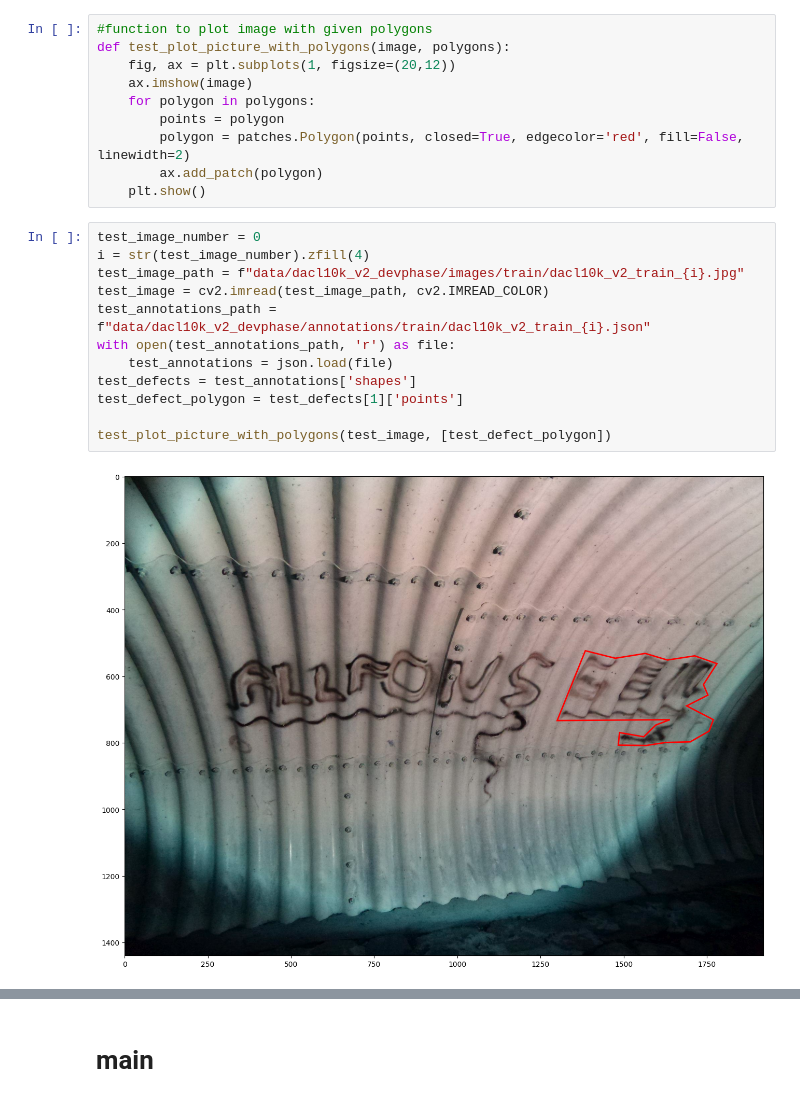
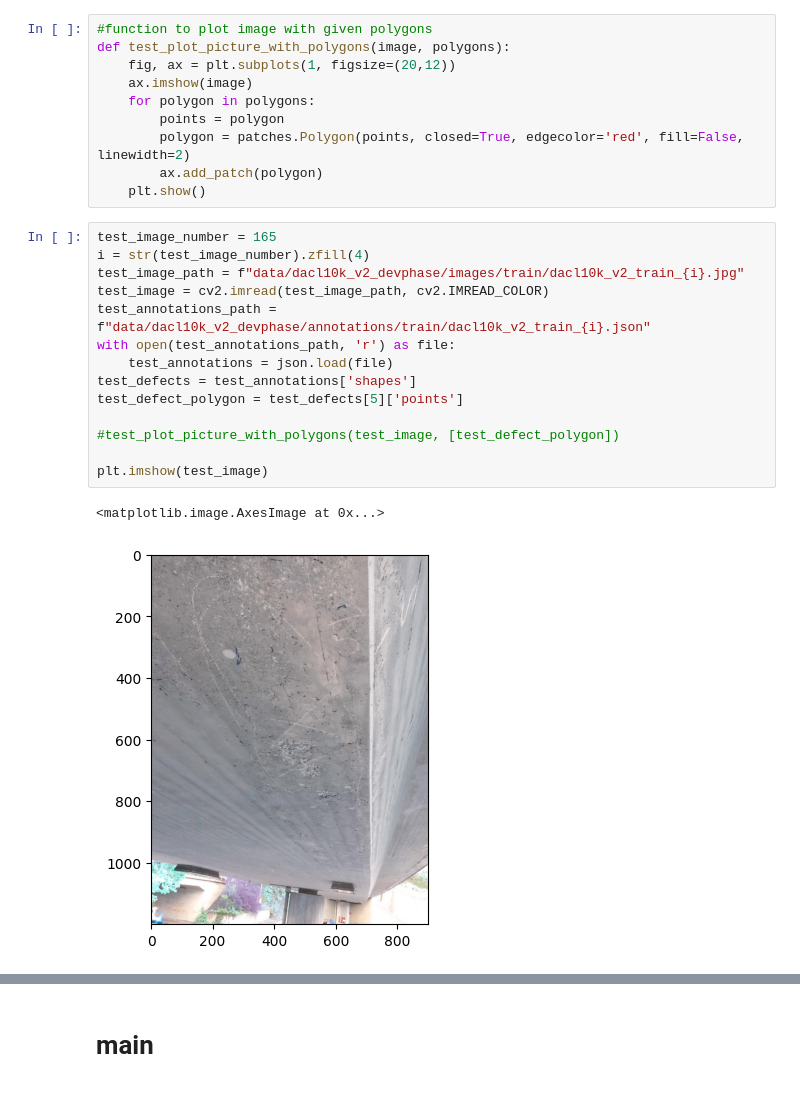
Before and after one commit to Samuelkoenig/PAMI_project_1, a Jupyter notebook: Felix_colourfull_and_darkness_gradient.ipynb, the cells around one changed output, grey strips where cells are left out. Saved outputs shown, nothing was run; the diff lists cells and outputs as text.

```diff
--- a/Felix_colourfull_and_darkness_gradient.ipynb
+++ b/Felix_colourfull_and_darkness_gradient.ipynb
@@ -505,19 +505,22 @@ def test_plot_picture_with_polygons(image, polygons):
         ax.add_patch(polygon)
     plt.show()
 # %%
-test_image_number = 0
+test_image_number = 165
 i = str(test_image_number).zfill(4)
 test_image_path = f"data/dacl10k_v2_devphase/images/train/dacl10k_v2_train_{i}.jpg"
 test_image = cv2.imread(test_image_path, cv2.IMREAD_COLOR)
 test_annotations_path = f"data/dacl10k_v2_devphase/annotations/train/dacl10k_v2_train_{i}.json"
 with open(test_annotations_path, 'r') as file:
     test_annotations = json.load(file)
 test_defects = test_annotations['shapes']
-test_defect_polygon = test_defects[1]['points']
+test_defect_polygon = test_defects[5]['points']
 
-test_plot_picture_with_polygons(test_image, [test_defect_polygon])
+#test_plot_picture_with_polygons(test_image, [test_defect_polygon])
+
+plt.imshow(test_image)
 # %% [output]
+<matplotlib.image.AxesImage at 0x...>
-[figure, old version]
+[figure, new version]
 # %%
 def scale_polygon(polygon, scale):
     # Calculate the centroid of the polygon
```
Also changed, not shown: parts of 1 cell of this notebook, 2 other files.
